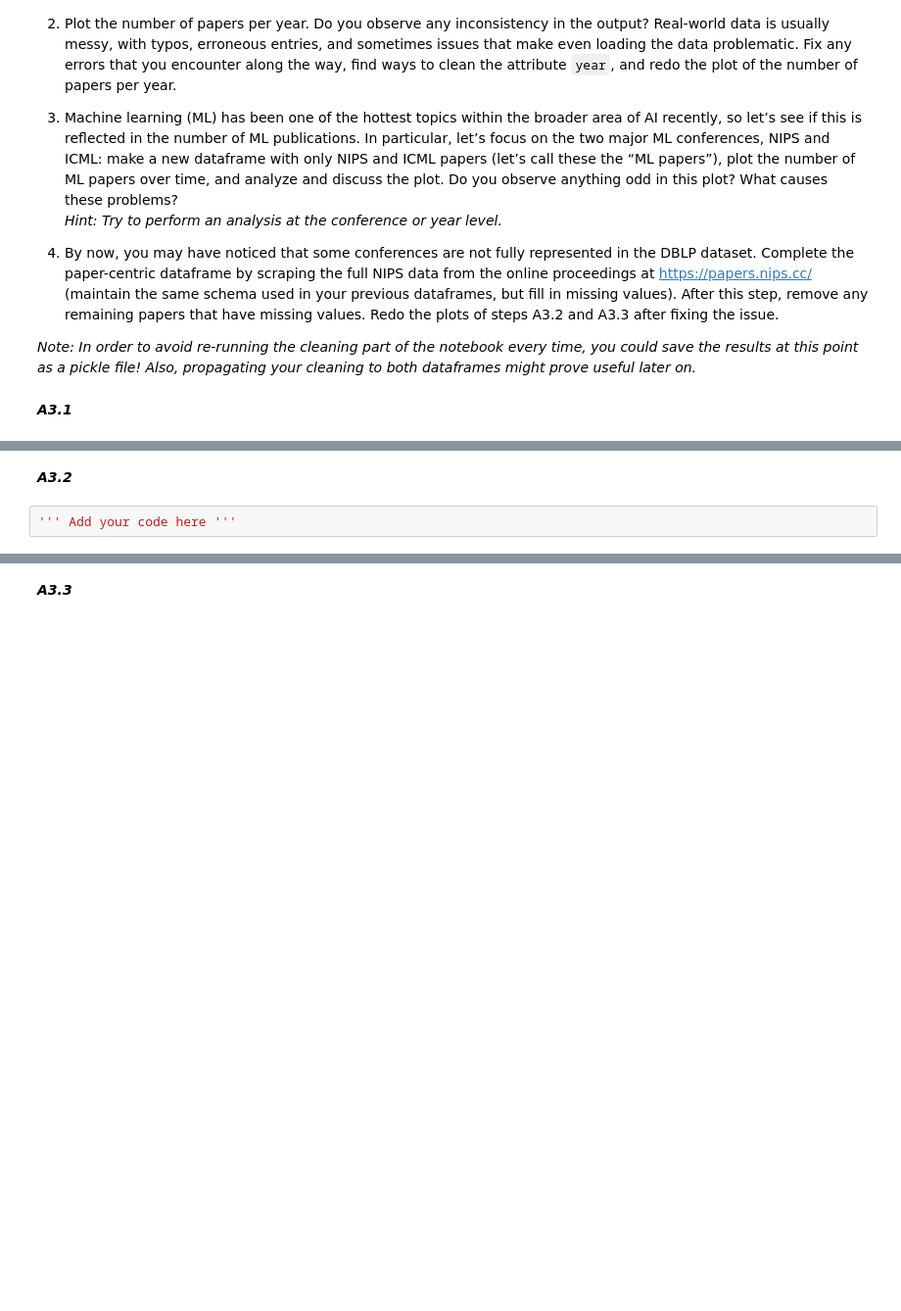
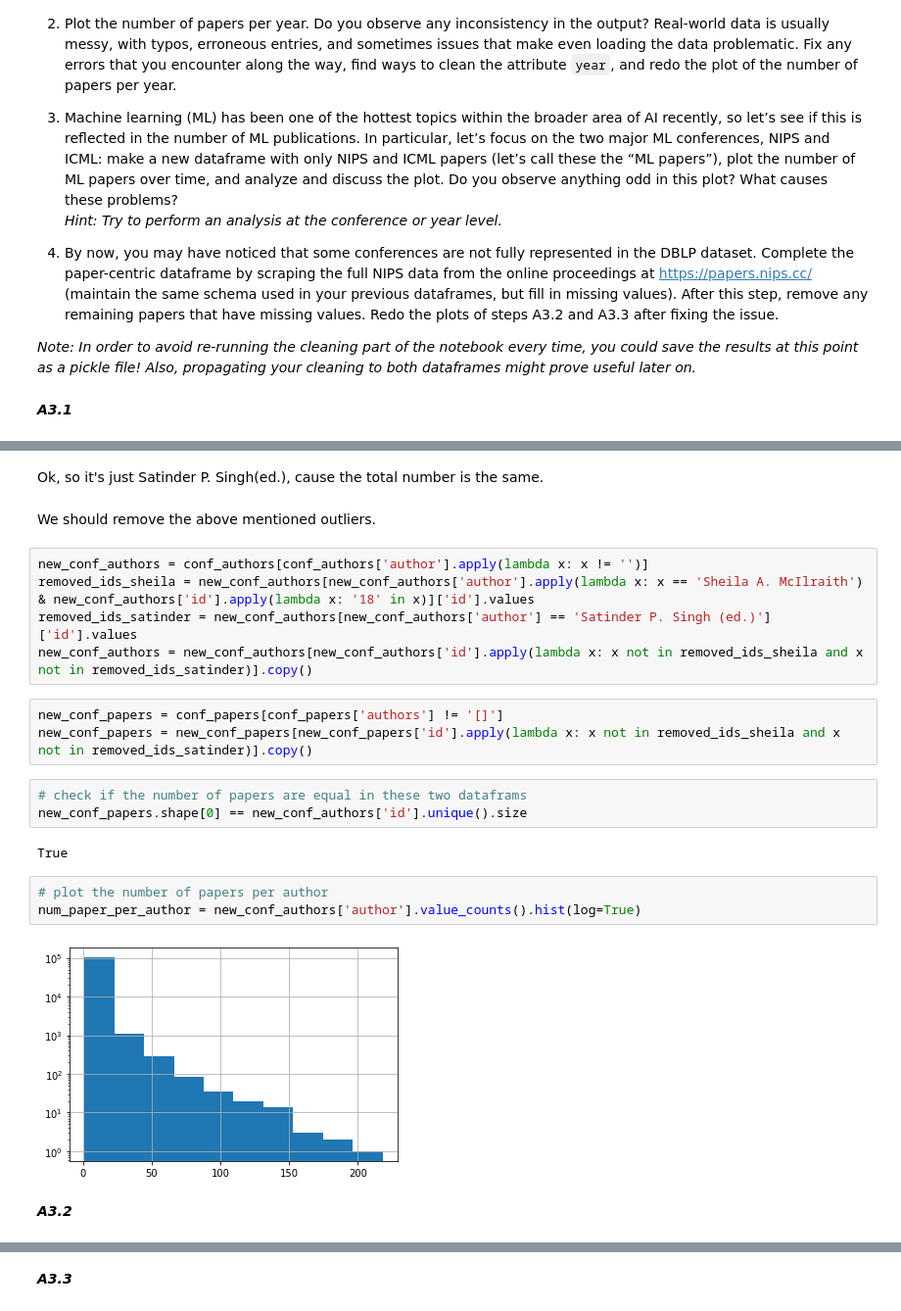
Before and after one commit to dinotuku/2019, a Jupyter notebook: Homework/01 - Pandas and Data Wrangling/hw1.ipynb, the cells around one changed output, grey strips where cells are left out. Shown at 98% size. Saved outputs shown, nothing was run; the diff lists cells and outputs as text; blank space fills up the shorter version.

```diff
--- a/Homework/01 - Pandas and Data Wrangling/hw1.ipynb
+++ b/Homework/01 - Pandas and Data Wrangling/hw1.ipynb
@@ -111,4 +266,24 @@ _Note: In order to avoid re-running the cleaning part of the notebook every time
+# %% [markdown]
+Ok, so it's just Satinder P. Singh(ed.), cause the total number is the same.
+# %% [markdown]
+We should remove the above mentioned outliers.
+# %%
+new_conf_authors = conf_authors[conf_authors['author'].apply(lambda x: x != '')]
+removed_ids_sheila = new_conf_authors[new_conf_authors['author'].apply(lambda x: x == 'Sheila A. McIlraith') & new_conf_authors['id'].apply(lambda x: '18' in x)]['id'].values
+removed_ids_satinder = new_conf_authors[new_conf_authors['author'] == 'Satinder P. Singh (ed.)']['id'].values
+new_conf_authors = new_conf_authors[new_conf_authors['id'].apply(lambda x: x not in removed_ids_sheila and x not in removed_ids_satinder)].copy()
+# %%
+new_conf_papers = conf_papers[conf_papers['authors'] != '[]']
+new_conf_papers = new_conf_papers[new_conf_papers['id'].apply(lambda x: x not in removed_ids_sheila and x not in removed_ids_satinder)].copy()
+# %%
+# check if the number of papers are equal in these two dataframs
+new_conf_papers.shape[0] == new_conf_authors['id'].unique().size
+# %% [output]
+True
+# %%
+# plot the number of papers per author
+num_paper_per_author = new_conf_authors['author'].value_counts().hist(log=True)
+# %% [output]
+[figure, added]
 # %% [markdown]
 ***A3.2***
-# %%
-''' Add your code here '''
```
Also changed, not shown: parts of 106 cells of this notebook.
